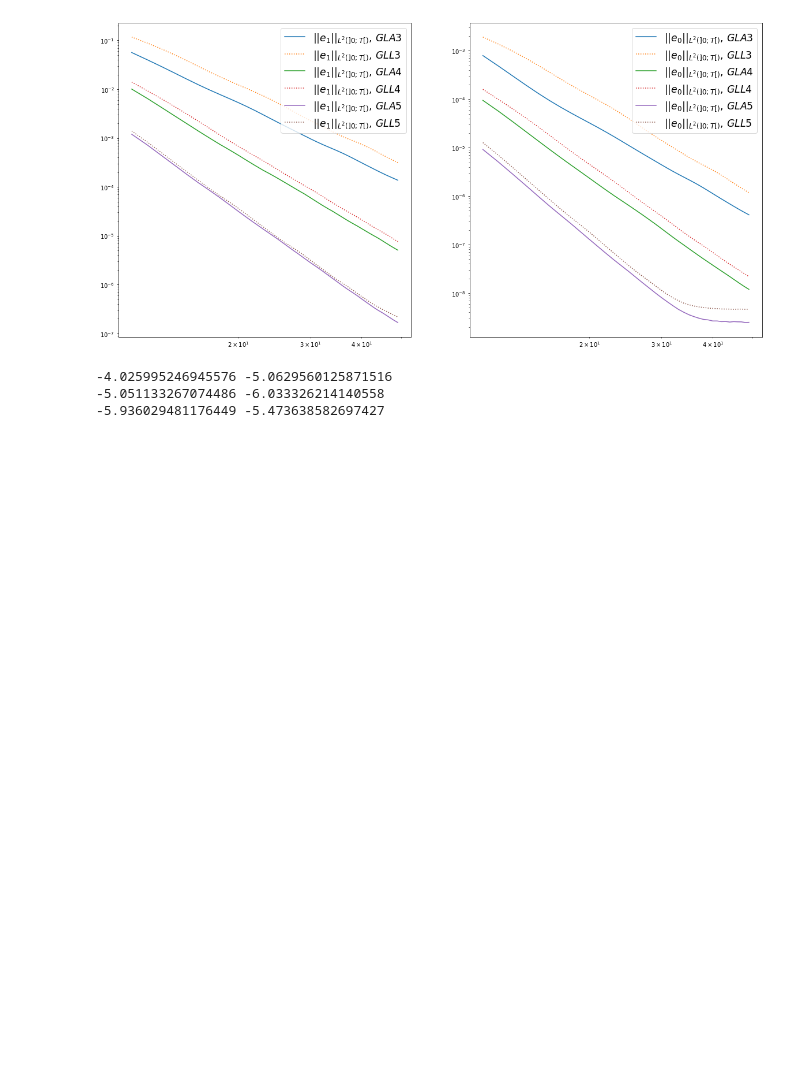
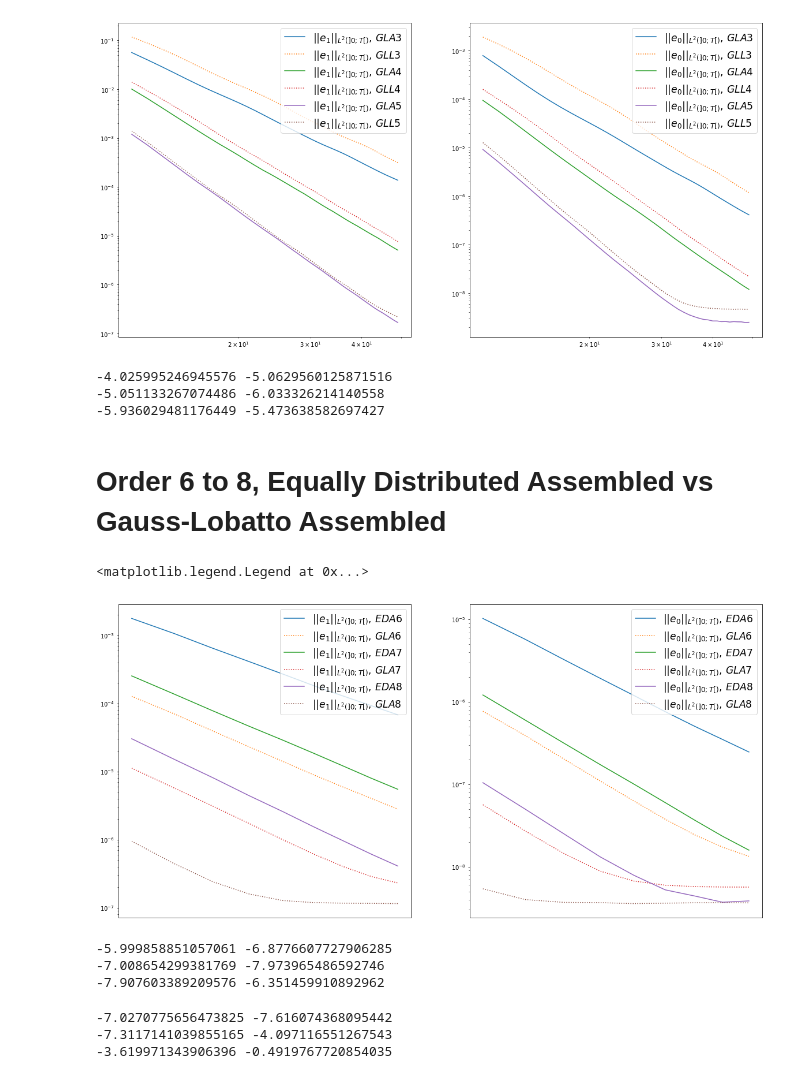
Before and after one commit to flothesof/wave1D, a Jupyter notebook: examples/space_convergence.ipynb, the cells around one changed output. Saved outputs shown, nothing was run; the diff lists cells and outputs as text; code cells hidden in the pictures; blank space fills up the shorter version.

```diff
--- a/examples/space_convergence.ipynb
+++ b/examples/space_convergence.ipynb
@@ -379,3 +379,63 @@ print(np.polyfit(log_elems, np.log(GLL5.l2_h1), 1)[0], np.polyfit(log_elems, np.
 -4.025995246945576 -5.0629560125871516
 -5.051133267074486 -6.033326214140558
 -5.936029481176449 -5.473638582697427
+# %% [markdown]
+# Order 6 to 8, Equally Distributed Assembled vs Gauss-Lobatto Assembled
+# %%
+k = 10
+tmax = 0.0625
+cfl_factor = 0.01
+nelems = range(11, 20)
+
+# Equally distributed assembled.
+EDA6 = comput_errors('EDA', k, 6, nelems, tmax, cfl_factor=cfl_factor)
+EDA7 = comput_errors('EDA', k, 7, nelems, tmax, cfl_factor=cfl_factor)
+EDA8 = comput_errors('EDA', k, 8, nelems, tmax, cfl_factor=cfl_factor)
+
+# Gauss-Lobatto assembled.
+GLA6 = comput_errors('GLA', k, 6, nelems, tmax, cfl_factor=cfl_factor)
+GLA7 = comput_errors('GLA', k, 7, nelems, tmax, cfl_factor=cfl_factor)
+GLA8 = comput_errors('GLA', k, 8, nelems, tmax, cfl_factor=cfl_factor)
+# %%
+fig = plt.figure(figsize=(20, 10))
+
+ax = fig.add_subplot(1, 2, 1)
+ax.loglog(nelems, EDA6.l2_h1, label="$|| e_1 ||_{L^2(]0; T[)},\,EDA6$")
+ax.loglog(nelems, GLA6.l2_h1, label="$|| e_1 ||_{L^2(]0; T[)},\,GLA6$", linestyle=':')
+ax.loglog(nelems, EDA7.l2_h1, label="$|| e_1 ||_{L^2(]0; T[)},\,EDA7$")
+ax.loglog(nelems, GLA7.l2_h1, label="$|| e_1 ||_{L^2(]0; T[)},\,GLA7$", linestyle=':')
+ax.loglog(nelems, EDA8.l2_h1, label="$|| e_1 ||_{L^2(]0; T[)},\,EDA8$")
+ax.loglog(nelems, GLA8.l2_h1, label="$|| e_1 ||_{L^2(]0; T[)},\,GLA8$", linestyle=':')
+ax.legend(loc='upper right', fontsize='xx-large')
+
+ax = fig.add_subplot(1, 2, 2)
+ax.loglog(nelems, EDA6.l2_l2, label="$|| e_0 ||_{L^2(]0; T[)},\,EDA6$")
+ax.loglog(nelems, GLA6.l2_l2, label="$|| e_0 ||_{L^2(]0; T[)},\,GLA6$", linestyle=':')
+ax.loglog(nelems, EDA7.l2_l2, label="$|| e_0 ||_{L^2(]0; T[)},\,EDA7$")
+ax.loglog(nelems, GLA7.l2_l2, label="$|| e_0 ||_{L^2(]0; T[)},\,GLA7$", linestyle=':')
+ax.loglog(nelems, EDA8.l2_l2, label="$|| e_0 ||_{L^2(]0; T[)},\,EDA8$")
+ax.loglog(nelems, GLA8.l2_l2, label="$|| e_0 ||_{L^2(]0; T[)},\,GLA8$", linestyle=':')
+ax.legend(loc='upper right', fontsize='xx-large')
+# %% [output]
+<matplotlib.legend.Legend at 0x...>
+[figure, added]
+# %%
+log_elems = np.log(nelems)
+
+print(np.polyfit(log_elems, np.log(EDA6.l2_h1), 1)[0], np.polyfit(log_elems, np.log(EDA6.l2_l2), 1)[0])
+print(np.polyfit(log_elems, np.log(EDA7.l2_h1), 1)[0], np.polyfit(log_elems, np.log(EDA7.l2_l2), 1)[0])
+print(np.polyfit(log_elems, np.log(EDA8.l2_h1), 1)[0], np.polyfit(log_elems, np.log(EDA8.l2_l2), 1)[0])
+# %% [output]
+-5.999858851057061 -6.8776607727906285
+-7.008654299381769 -7.973965486592746
+-7.907603389209576 -6.351459910892962
+# %%
+log_elems = np.log(nelems)
+
+print(np.polyfit(log_elems, np.log(GLA6.l2_h1), 1)[0], np.polyfit(log_elems, np.log(GLA6.l2_l2), 1)[0])
+print(np.polyfit(log_elems, np.log(GLA7.l2_h1), 1)[0], np.polyfit(log_elems, np.log(GLA7.l2_l2), 1)[0])
+print(np.polyfit(log_elems, np.log(GLA8.l2_h1), 1)[0], np.polyfit(log_elems, np.log(GLA8.l2_l2), 1)[0])
+# %% [output]
+-7.0270775656473825 -7.616074368095442
+-7.3117141039855165 -4.097116551267543
+-3.619971343906396 -0.4919767720854035
```
